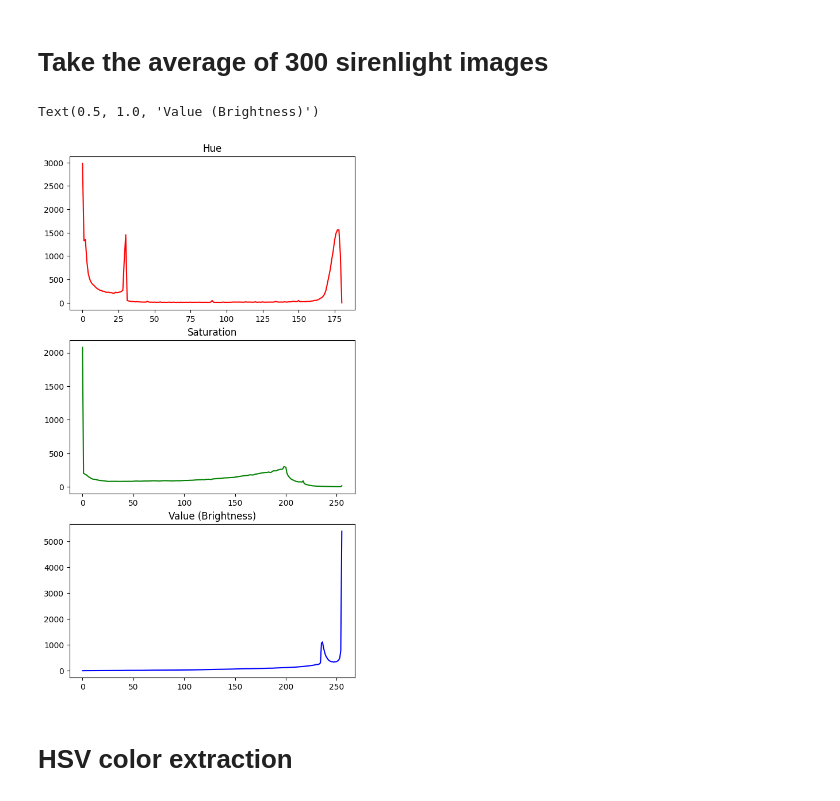
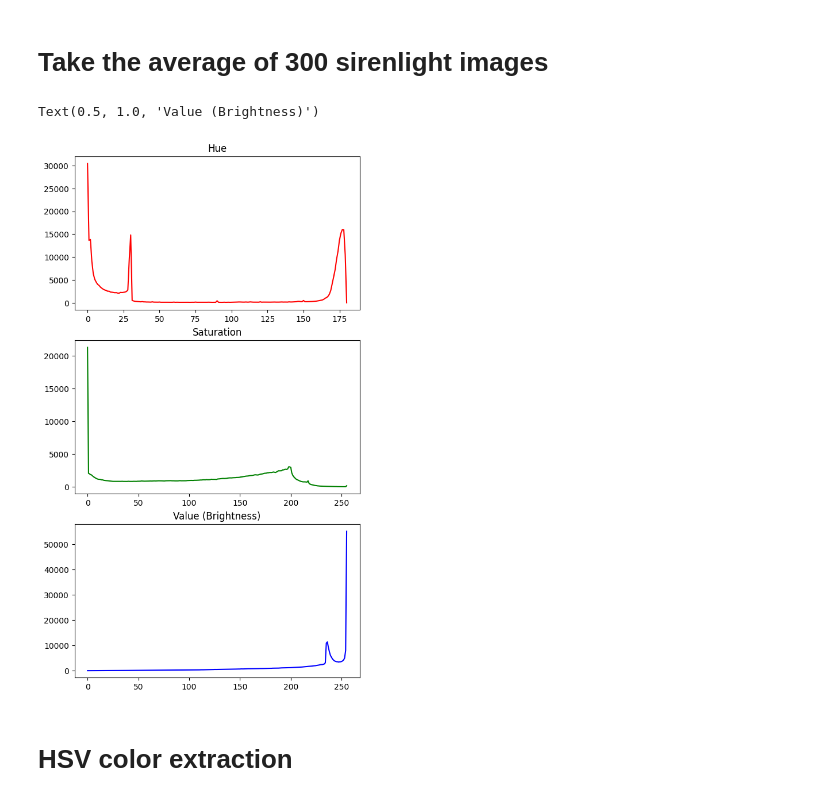
Before and after one commit to dynle/japanese-emergency-vehicles-detection, a Jupyter notebook: src/hsv.ipynb, the cells around one changed output. Cells and saved outputs as stored; diff of their text form; code cells hidden in the pictures.

```diff
--- a/src/hsv.ipynb
+++ b/src/hsv.ipynb
@@ -110,3 +129,21 @@ ret = ret/np.sum(hist0)
 print(ret)
 # %% [output]
 1.0000000360215318
+# %%
+img = cv2.imread("./dataset-sirenlight/test/test-light.png")
+img_hsv = cv2.cvtColor(img,cv2.COLOR_BGR2HSV)
+img_hsv = cv2.resize(img_hsv, (640,480))
+h, s, v = img_hsv[:,:,0], img_hsv[:,:,1], img_hsv[:,:,2]
+histh = cv2.calcHist([h],[0],None,[181],[0,181])
+hists = cv2.calcHist([s],[0],None,[256],[0,256])
+histv = cv2.calcHist([v],[0],None,[256],[0,256])
+
+fig, axs = plt.subplots(4)
+fig.subplots_adjust(top=2)
+axs[0].imshow(cv2.cvtColor(img,cv2.COLOR_BGR2RGB))
+axs[1].plot(histh, color='r', label="h")
+axs[1].set_title("Hue")
+axs[2].plot(hists, color='g', label="s")
+axs[2].set_title("Saturation")
+axs[3].plot(histv, color='b', label="v")
+axs[3].set_title("Value (Brightness)")
@@ -125,35 +165,35 @@ images_list = [os.path.join(dir, filename) for filename in os.listdir(dir) if no
 
 for img_path in images_list:
     img = cv2.imread(img_path)
     img_hsv = cv2.cvtColor(img,cv2.COLOR_BGR2HSV)
-    img_hsv = cv2.resize(img_hsv, (300,100))
+    img_hsv = cv2.resize(img_hsv, (640,480))
     # hsv_combined += img_hsv
     h, s, v = img_hsv[:,:,0], img_hsv[:,:,1], img_hsv[:,:,2]
     hist_combined_h += cv2.calcHist([h],[0],None,[181],[0,181])
     hist_combined_s += cv2.calcHist([s],[0],None,[256],[0,256])
     hist_combined_v += cv2.calcHist([v],[0],None,[256],[0,256])
 
 # hsv_combined /= 300
 hist_combined_h /= 300
 hist_combined_s /= 300
 hist_combined_v /= 300
 fig, axs = plt.subplots(3)
 fig.subplots_adjust(top=2)
 axs[0].plot(hist_combined_h, color='r', label="h")
 axs[0].set_title("Hue")
 axs[1].plot(hist_combined_s, color='g', label="s")
 axs[1].set_title("Saturation")
 axs[2].plot(hist_combined_v, color='b', label="v")
 axs[2].set_title("Value (Brightness)")
 
 # plt.plot(hist_combined_h, color='r', label="h")
 # plt.plot(hist_combined_s, color='g', label="s")
 # plt.plot(hist_combined_v, color='b', label="v")
 # plt.legend()
 # plt.show()
 # %% [output]
 Text(0.5, 1.0, 'Value (Brightness)')
-[figure, old version]
+[figure, new version]
 # %% [markdown]
 # HSV color extraction
 # %% [markdown]
```
Also changed, not shown: parts of 29 cells of this notebook.
